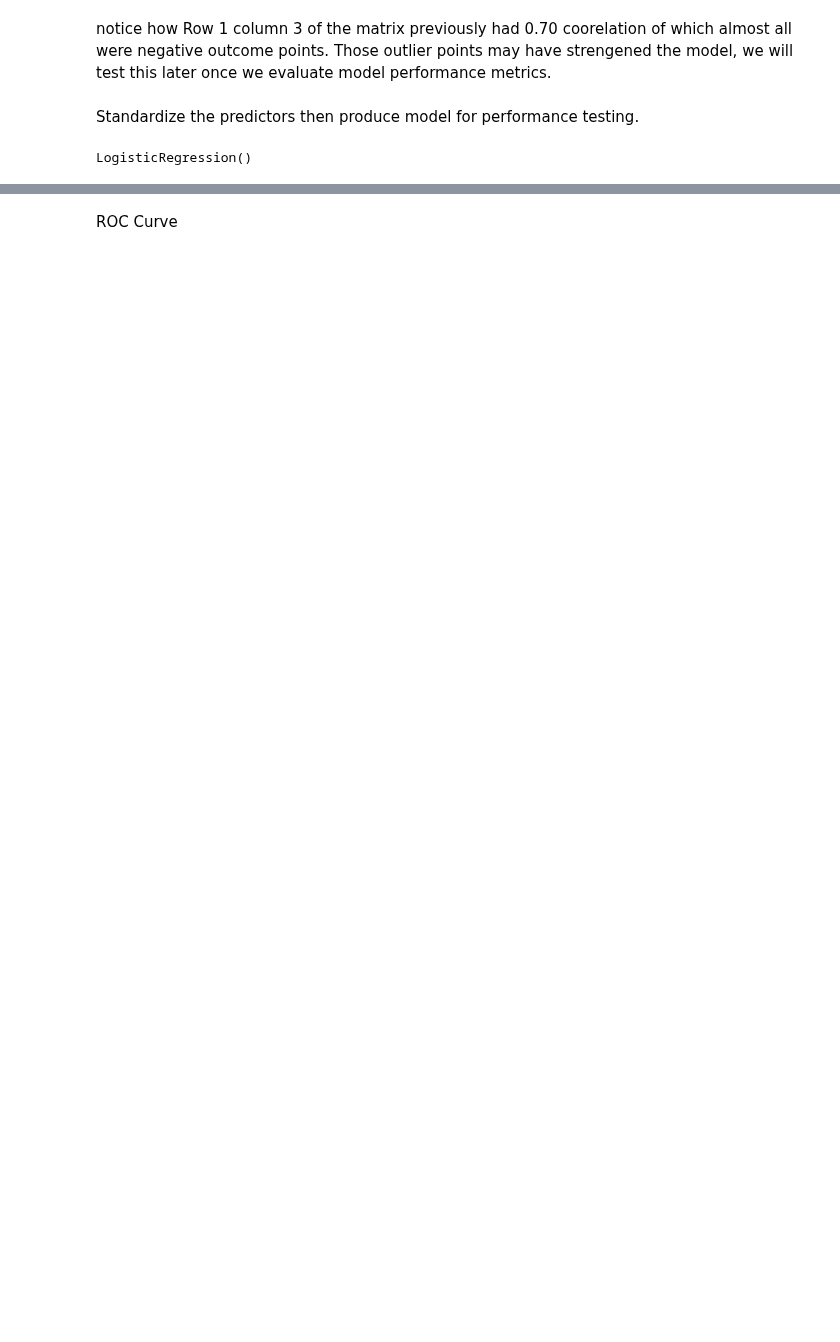
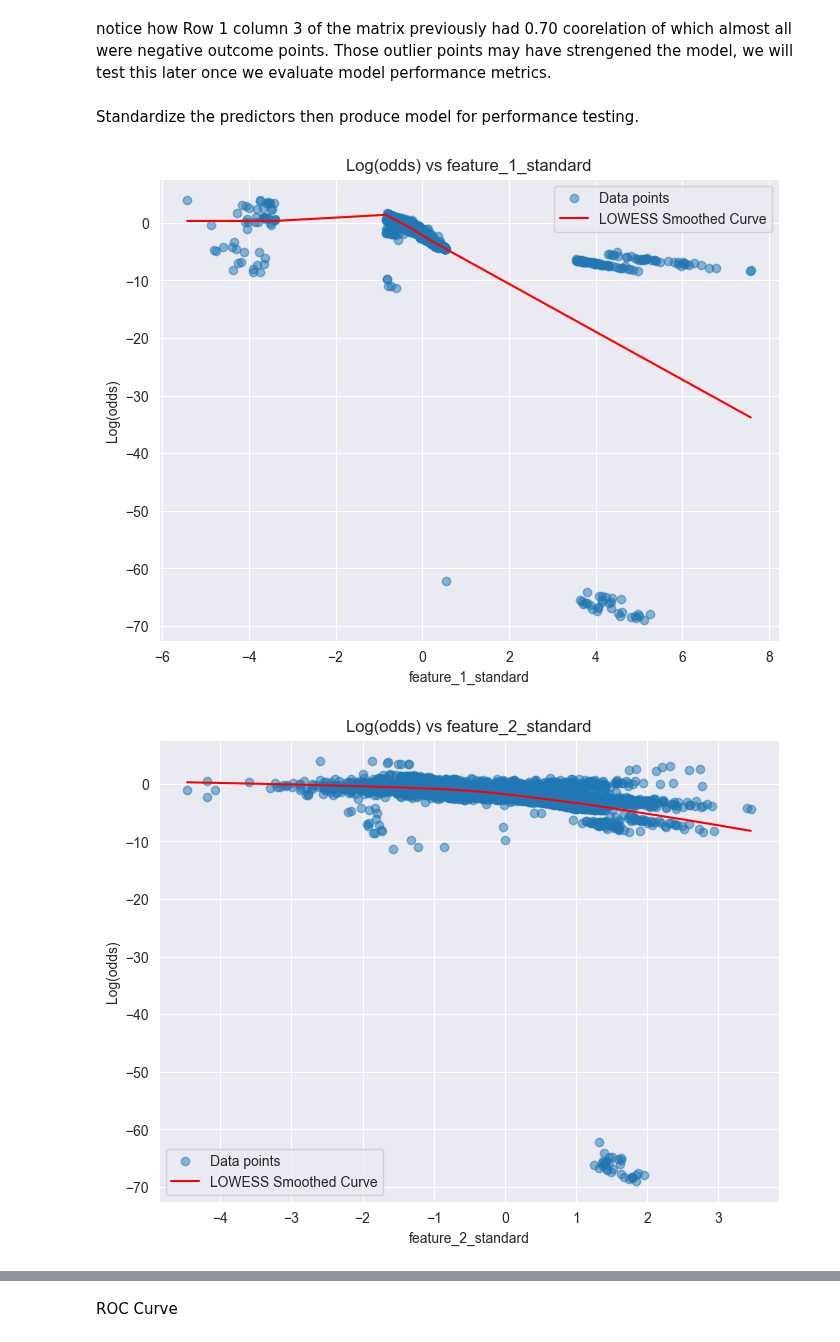
Before and after one commit to Jacob-J-Richards/DS_DA_Projects, a Jupyter notebook: 90+_DaysPastDue/90+DPD_narrative.ipynb, the cells around one changed output, grey strips where cells are left out. Saved outputs shown, nothing was run; the diff lists cells and outputs as text; code cells hidden in the pictures; blank space fills up the shorter version.

```diff
--- a/90+_DaysPastDue/90+DPD_narrative.ipynb
+++ b/90+_DaysPastDue/90+DPD_narrative.ipynb
@@ -713,21 +697,61 @@ test.rename(columns={
     'feature_3_impute': 'feature_3_standard',
     'feature_4': 'feature_4_standard'
 }, inplace=True)
-# %%
-from sklearn.linear_model import LogisticRegression
-from sklearn.metrics import classification_report, accuracy_score
-
-
-predictor = train[['feature_1_standard', 'feature_2_standard', 'feature_3_standard', 'feature_4_standard']]
-response = train['y']
-
-test_predictor = test[['feature_1_standard', 'feature_2_standard', 'feature_3_standard', 'feature_4_standard']]  # Predictors
-
-test_response = test['y']
-
-
-
-model = LogisticRegression(fit_intercept=True)
-model.fit(predictor, response)
-# %% [output]
-LogisticRegression()
+# %%
+from sklearn.linear_model import LogisticRegression
+from sklearn.metrics import classification_report, accuracy_score
+
+
+predictor = train[['feature_1_standard', 'feature_2_standard', 'feature_3_standard', 'feature_4_standard']]
+response = train['y']
+
+test_predictor = test[['feature_1_standard', 'feature_2_standard', 'feature_3_standard', 'feature_4_standard']]  # Predictors
+
+test_response = test['y']
+
+
+
+model = LogisticRegression(fit_intercept=True)
+model.fit(predictor, response)
+
+
+
+
+import numpy as np
+import matplotlib.pyplot as plt
+from sklearn.linear_model import LogisticRegression
+
+# Fit logistic regression model
+predictor = train[['feature_1_standard', 'feature_2_standard', 'feature_3_standard', 'feature_4_standard']]
+response = train['y']
+
+model = LogisticRegression(fit_intercept=True)
+model.fit(predictor, response)
+
+# Calculate predicted probabilities for the training data
+predicted_probs = model.predict_proba(predictor)[:, 1]  # Probability of the positive class
+
+# Calculate log(odds)
+log_odds = np.log(predicted_probs / (1 - predicted_probs))
+
+# Plot the log(odds) curve for each predictor
+for col in predictor.columns:
+    plt.figure(figsize=(8, 6))
+
+    # Scatter plot
+    plt.scatter(predictor[col], log_odds, alpha=0.5, label='Data points')
+
+    # Add LOWESS smoothed curve
+    from statsmodels.nonparametric.smoothers_lowess import lowess
+    lowess_smoothed = lowess(log_odds, predictor[col])
+    plt.plot(lowess_smoothed[:, 0], lowess_smoothed[:, 1], color='red', label='LOWESS Smoothed Curve')
+
+    # Labels and title
+    plt.title(f'Log(odds) vs {col}')
+    plt.xlabel(col)
+    plt.ylabel('Log(odds)')
+    plt.legend()
+    plt.show()
+# %% [output]
+[figure, added]
+[figure, added]
```
Also changed, not shown: parts of 28 cells of this notebook, 5 other files.
